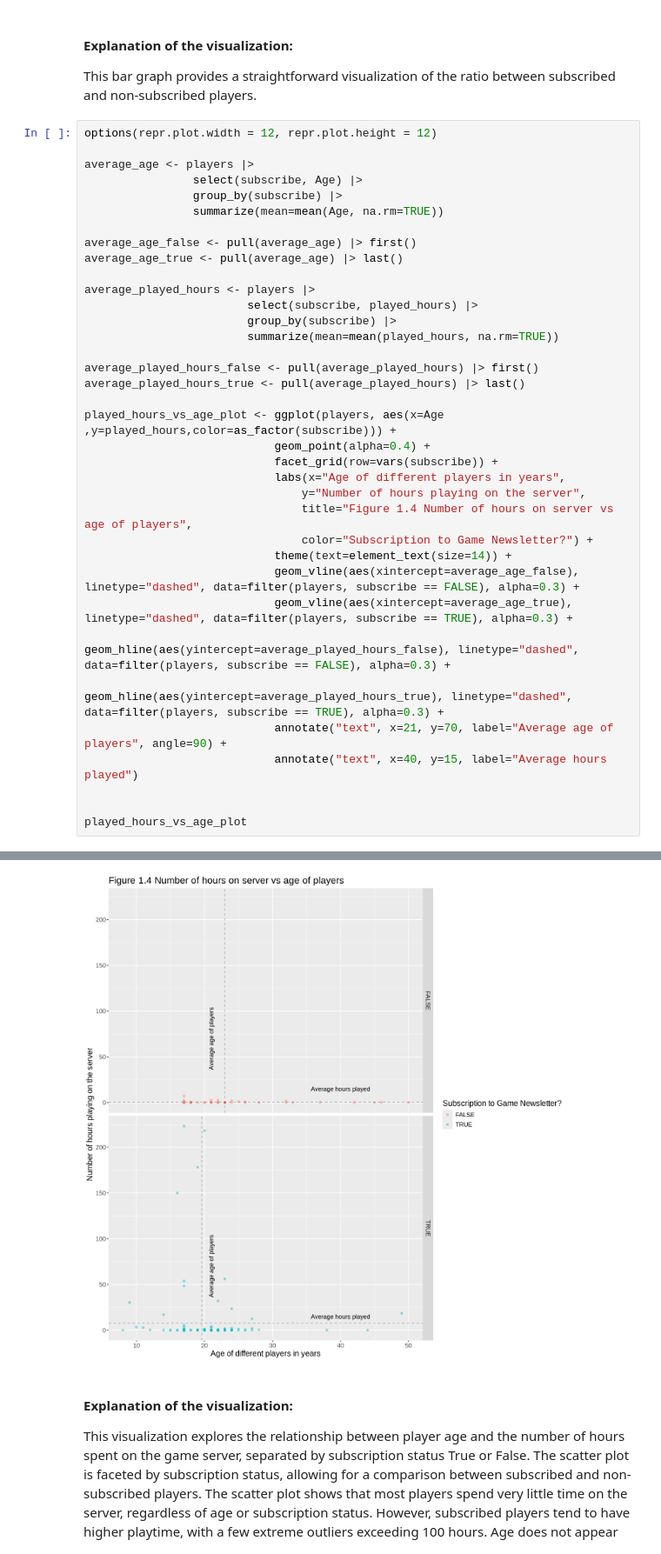
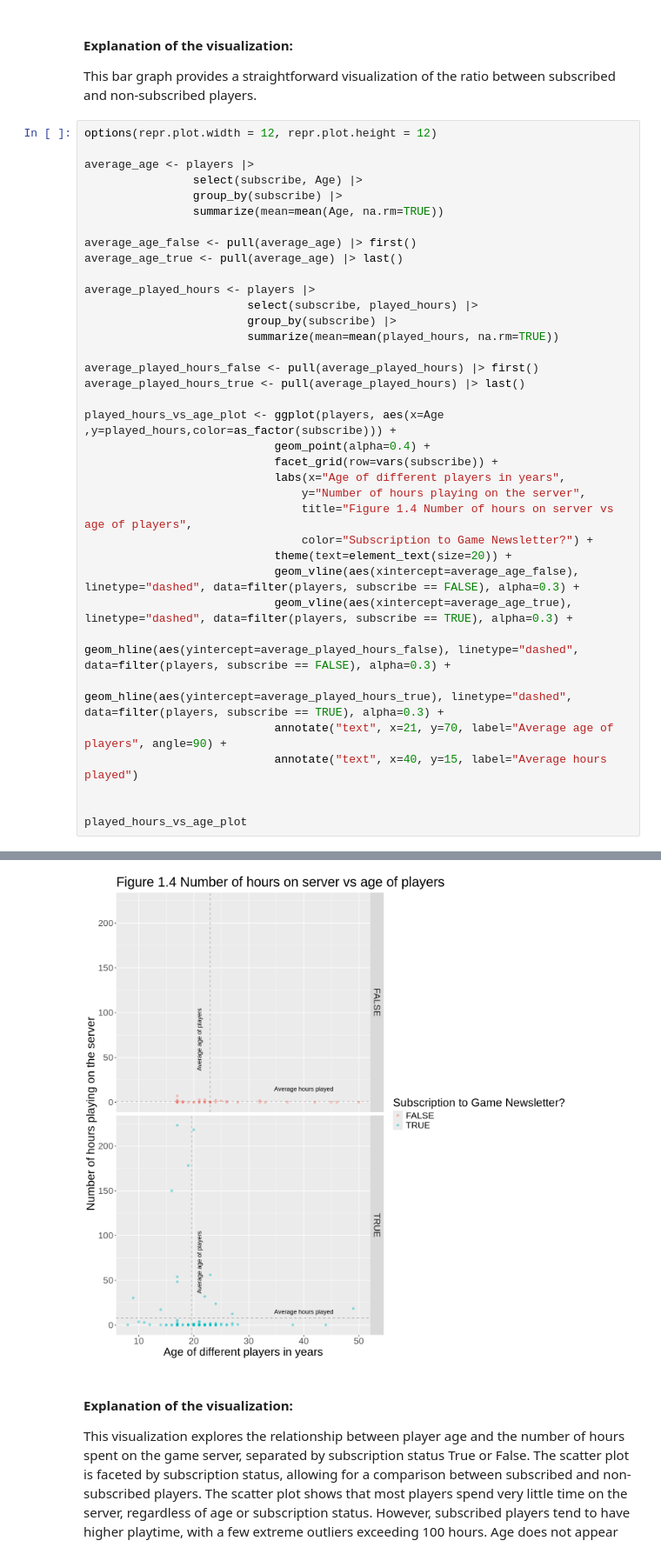
Before and after one commit to Loolin06/dsci-05-27, a Jupyter notebook: ProjectReport.ipynb, the cells around one changed output, grey strips where cells are left out. Shown at 87% size. Cells and saved outputs as stored; diff of their text form.

```diff
--- a/ProjectReport.ipynb
+++ b/ProjectReport.ipynb
@@ -103,35 +101,35 @@ average_age_false <- pull(average_age) |> first()
 average_age_true <- pull(average_age) |> last()
 
 average_played_hours <- players |>
                         select(subscribe, played_hours) |>
                         group_by(subscribe) |>
                         summarize(mean=mean(played_hours, na.rm=TRUE))
 
 average_played_hours_false <- pull(average_played_hours) |> first()
 average_played_hours_true <- pull(average_played_hours) |> last()
 
 played_hours_vs_age_plot <- ggplot(players, aes(x=Age ,y=played_hours,color=as_factor(subscribe))) +
                             geom_point(alpha=0.4) +
                             facet_grid(row=vars(subscribe)) +
                             labs(x="Age of different players in years",
                                 y="Number of hours playing on the server",
                                 title="Figure 1.4 Number of hours on server vs age of players",
                                 color="Subscription to Game Newsletter?") +
-                            theme(text=element_text(size=14)) +
+                            theme(text=element_text(size=20)) +
                             geom_vline(aes(xintercept=average_age_false), linetype="dashed", data=filter(players, subscribe == FALSE), alpha=0.3) +
                             geom_vline(aes(xintercept=average_age_true), linetype="dashed", data=filter(players, subscribe == TRUE), alpha=0.3) +
                             geom_hline(aes(yintercept=average_played_hours_false), linetype="dashed", data=filter(players, subscribe == FALSE), alpha=0.3) +
                             geom_hline(aes(yintercept=average_played_hours_true), linetype="dashed", data=filter(players, subscribe == TRUE), alpha=0.3) +
                             annotate("text", x=21, y=70, label="Average age of players", angle=90) +
                             annotate("text", x=40, y=15, label="Average hours played")
 
 
 played_hours_vs_age_plot
 # %% [output]
 Warning message:
 “Removed 2 rows containing missing values or values outside the scale range
 (`geom_point()`).”
-[figure, old version]
+[figure, new version]
 # %% [markdown]
 #### Explanation of the visualization:
 This visualization explores the relationship between player age and the number of hours spent on the game server, separated by subscription status True or False. The scatter plot is faceted by subscription status, allowing for a comparison between subscribed and non-subscribed players. The scatter plot shows that most players spend very little time on the server, regardless of age or subscription status. However, subscribed players tend to have higher playtime, with a few extreme outliers exceeding 100 hours. Age does not appear to strongly influence playtime, as both young and older players are spread across similar engagement levels. This suggests that subscription status is a better predictor of playtime than age.
```
Also changed, not shown: parts of 3 cells of this notebook.
